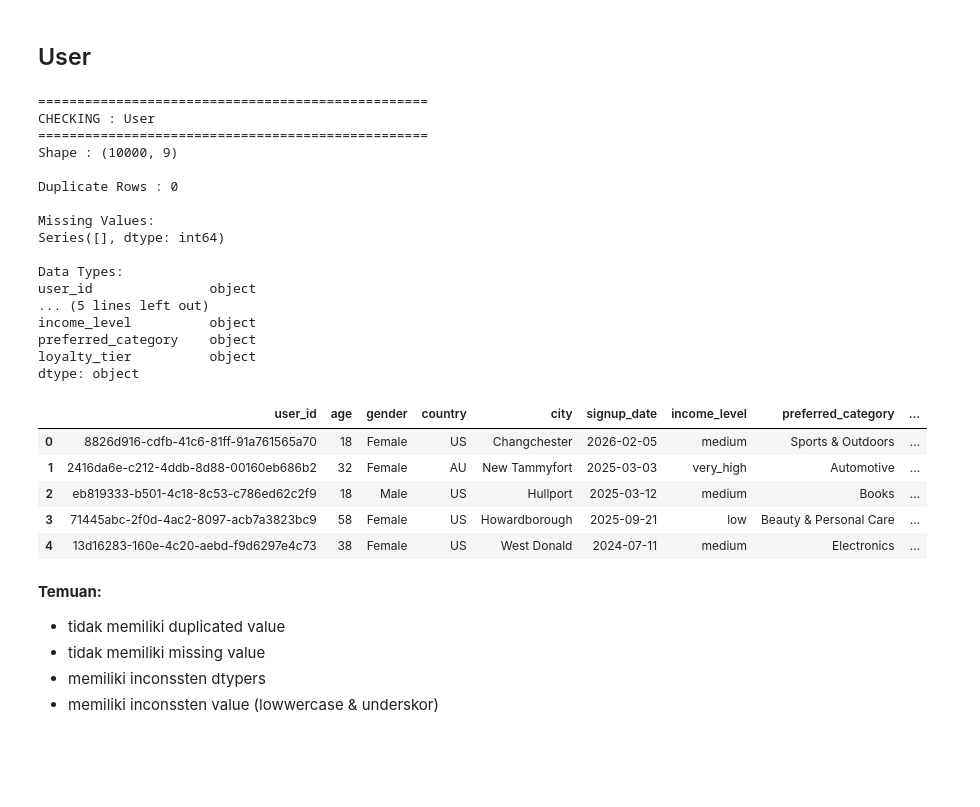
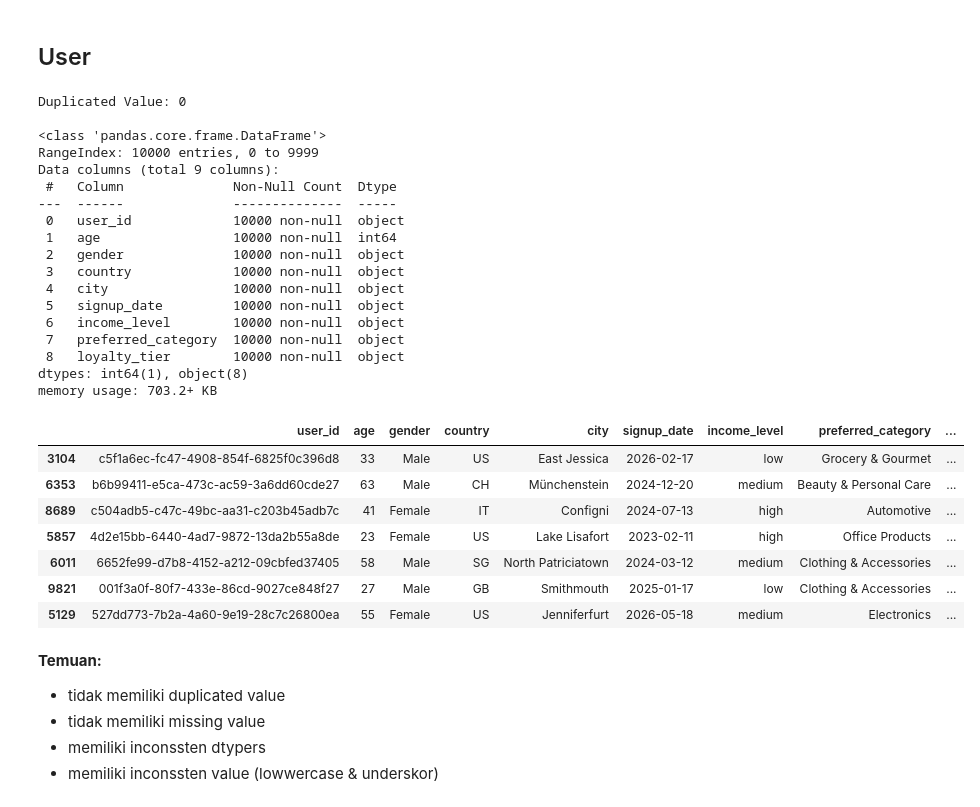
Before and after one commit to HaafizHhamda/Practice_Case, a Jupyter notebook: Notebook.ipynb, the cells around one changed output. Cells and saved outputs as stored; diff of their text form; code cells hidden in the pictures; blank space fills up the shorter version.

```diff
--- a/Notebook.ipynb
+++ b/Notebook.ipynb
@@ -43,3 +7,12 @@ def data_quality_check(df, df_name="DataFrame"):
+# %%
+def check_data(df):
+    '''
+        fungsi ini menampilkan info dataframe
+    '''
+    duplicatedV = df.duplicated().sum()
+    print(f'Duplicated Value: {duplicatedV}\n')
+    df.info()
+    return df.sample(n=7, random_state=11)
 # %% [markdown]
 ## Product
 # %%
@@ -216,34 +394,36 @@ df_products.to_csv('dataframe_product.csv',index=False)
 # %%
 # read file csv
 user_table = pd.read_csv('users.csv')
 
 # check kualitas data
-data_quality_check(user_table,"User")
-user_table.head()
+check_data(user_table)
 # %% [output]
-==================================================
-CHECKING : User
-==================================================
-Shape : (10000, 9)
+Duplicated Value: 0
 
-Duplicate Rows : 0
-
-Missing Values:
-Series([], dtype: int64)
-
-Data Types:
-user_id               object
-... (5 lines left out)
-income_level          object
-preferred_category    object
-loyalty_tier          object
-dtype: object
+<class 'pandas.core.frame.DataFrame'>
+RangeIndex: 10000 entries, 0 to 9999
+Data columns (total 9 columns):
+ #   Column              Non-Null Count  Dtype
+---  ------              --------------  -----
+ 0   user_id             10000 non-null  object
+ 1   age                 10000 non-null  int64
+ 2   gender              10000 non-null  object
+ 3   country             10000 non-null  object
+ 4   city                10000 non-null  object
+ 5   signup_date         10000 non-null  object
+ 6   income_level        10000 non-null  object
+ 7   preferred_category  10000 non-null  object
+ 8   loyalty_tier        10000 non-null  object
+dtypes: int64(1), object(8)
+memory usage: 703.2+ KB
 |  | user_id | age | gender | country | city | signup_date | income_level | preferred_category | ... |
-| 0 | 8826d916-cdfb-41c6-81ff-91a761565a70 | 18 | Female | US | Changchester | 2026-02-05 | medium | Sports & Outdoors | ... |
-| 1 | 2416da6e-c212-4ddb-8d88-00160eb686b2 | 32 | Female | AU | New Tammyfort | 2025-03-03 | very_high | Automotive | ... |
-| 2 | eb819333-b501-4c18-8c53-c786ed62c2f9 | 18 | Male | US | Hullport | 2025-03-12 | medium | Books | ... |
-| 3 | 71445abc-2f0d-4ac2-8097-acb7a3823bc9 | 58 | Female | US | Howardborough | 2025-09-21 | low | Beauty & Personal Care | ... |
-| 4 | 13d16283-160e-4c20-aebd-f9d6297e4c73 | 38 | Female | US | West Donald | 2024-07-11 | medium | Electronics | ... |
+| 3104 | c5f1a6ec-fc47-4908-854f-6825f0c396d8 | 33 | Male | US | East Jessica | 2026-02-17 | low | Grocery & Gourmet | ... |
+| 6353 | b6b99411-e5ca-473c-ac59-3a6dd60cde27 | 63 | Male | CH | Münchenstein | 2024-12-20 | medium | Beauty & Personal Care | ... |
+| 8689 | c504adb5-c47c-49bc-aa31-c203b45adb7c | 41 | Female | IT | Configni | 2024-07-13 | high | Automotive | ... |
+| 5857 | 4d2e15bb-6440-4ad7-9872-13da2b55a8de | 23 | Female | US | Lake Lisafort | 2023-02-11 | high | Office Products | ... |
+| 6011 | 6652fe99-d7b8-4152-a212-09cbfed37405 | 58 | Male | SG | North Patriciatown | 2024-03-12 | medium | Clothing & Accessories | ... |
+| 9821 | 001f3a0f-80f7-433e-86cd-9027ce848f27 | 27 | Male | GB | Smithmouth | 2025-01-17 | low | Clothing & Accessories | ... |
+| 5129 | 527dd773-7b2a-4a60-9e19-28c7c26800ea | 55 | Female | US | Jenniferfurt | 2026-05-18 | medium | Electronics | ... |
 # %% [markdown]
 **Temuan:**
 
```
Also changed, not shown: parts of 51 cells of this notebook.
